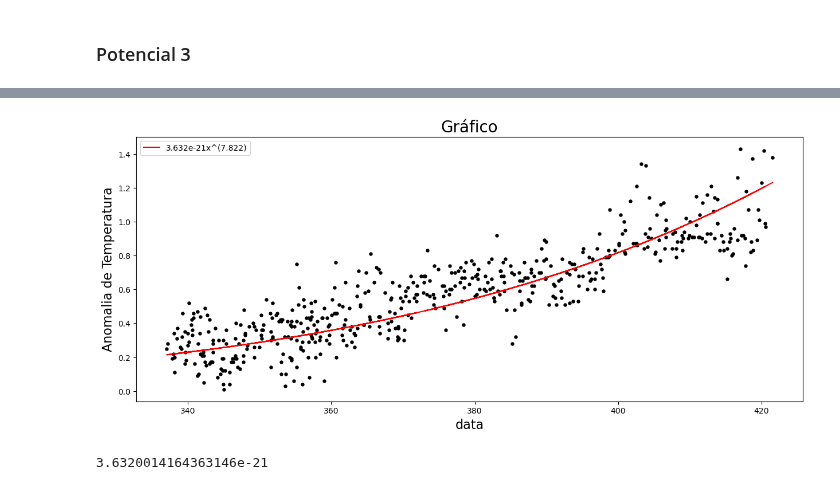
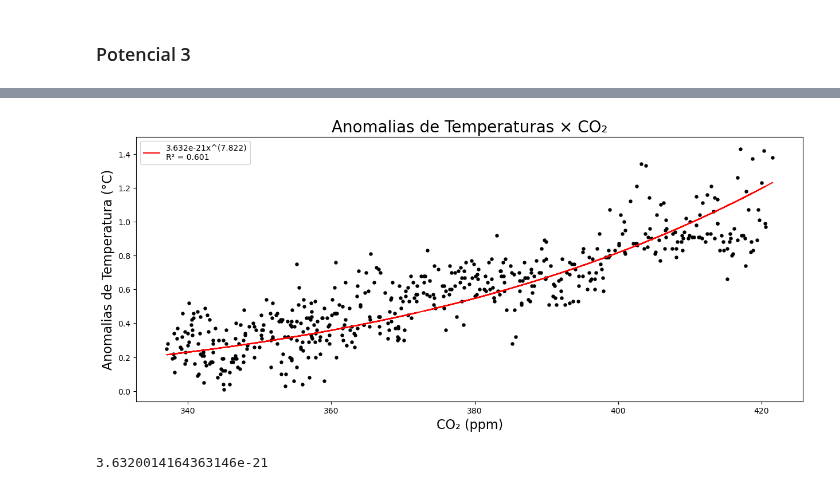
Before and after one commit to Joaof14/Clima_MMQ, a Jupyter notebook: MMQ_statsModel.ipynb, the cells around one changed output, grey strips where cells are left out. Cells and saved outputs as stored; diff of their text form; code cells hidden in the pictures.

```diff
--- a/MMQ_statsModel.ipynb
+++ b/MMQ_statsModel.ipynb
@@ -590,11 +590,11 @@ Notes:
 [1] Standard Errors assume that the covariance matrix of the errors is correctly specified.
 # %%
 #Equação e Gráfico
-equacaolabel = f'{np.exp(res.params[0]):.4g}x^({round(res.params[1],4):.4g})'
+equacaolabel = f'{np.exp(res.params[0]):.4g}x^({round(res.params[1],4):.4g})\nR² = {round(res.rsquared, 3)}'
 funApro = np.exp(res.params[0]) * (x ** res.params[1])
-plotgrafico('data', 'Anomalia de Temperatura', equacaolabel, funApro  )
+plotgrafico(titulo = "Anomalias de Temperaturas × CO\u2082", xlabel = "CO\u2082 (ppm)", ylabel = "Anomalias de Temperatura (°C)", label = equacaolabel, linha = funApro, fileN='P3-Potencial')
 # %% [output]
-[figure, old version]
+[figure, new version]
 # %%
 np.exp(res.params[0])
 # %% [output]
```
Also changed, not shown: parts of 30 cells of this notebook, 17 other files.
